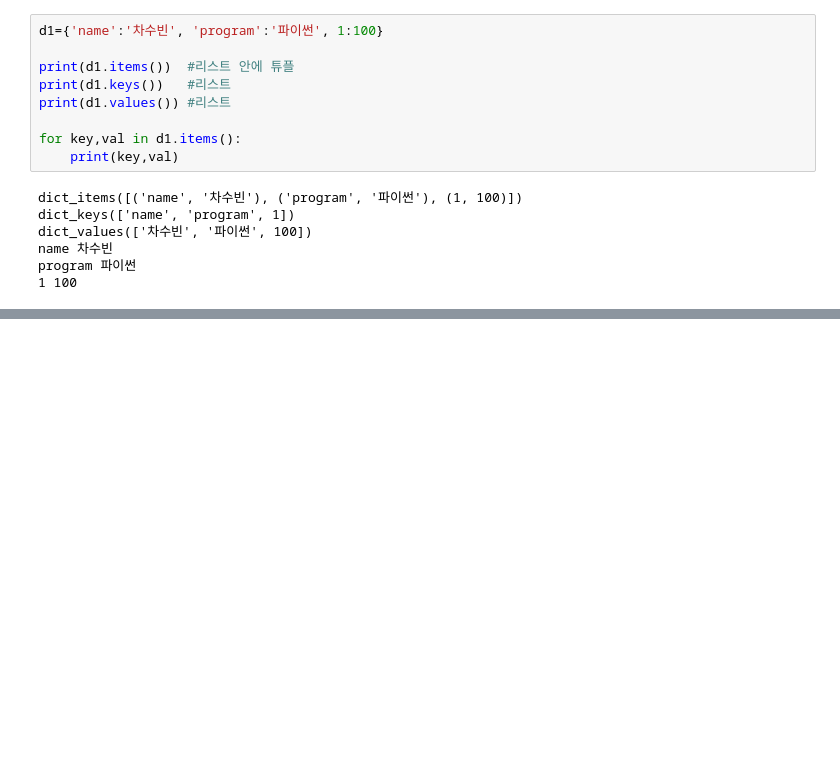
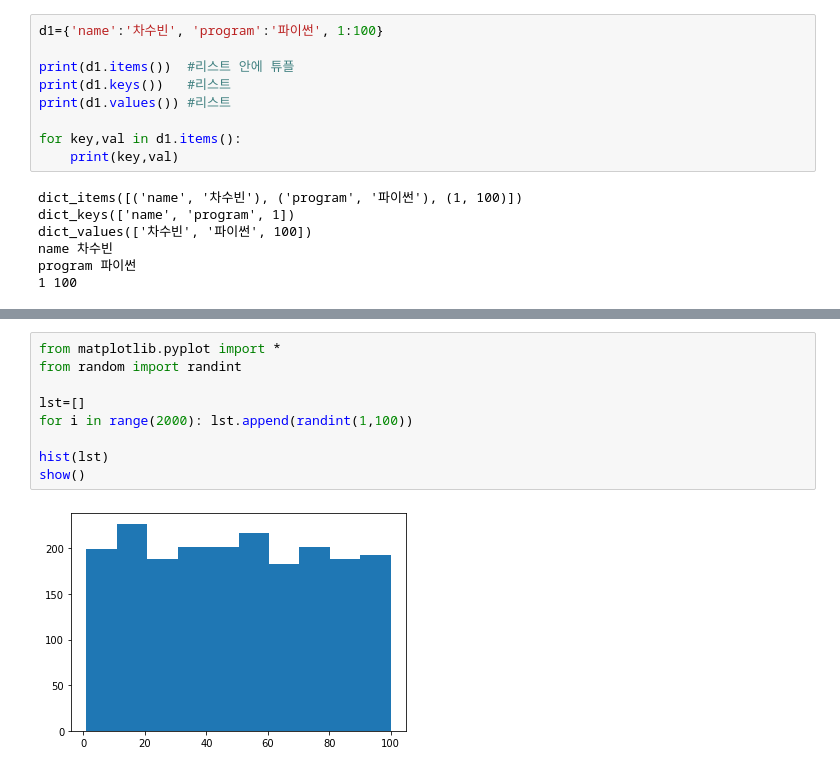
Before and after one commit to engineercha/Python-study, a Jupyter notebook: 프로그래밍_실습.ipynb, the cells around one changed output, grey strips where cells are left out. Saved outputs shown, nothing was run; the diff lists cells and outputs as text; blank space fills up the shorter version.

```diff
--- a/프로그래밍_실습.ipynb
+++ b/프로그래밍_실습.ipynb
@@ -321,0 +466,11 @@ program 파이썬
+# %%
+from matplotlib.pyplot import *
+from random import randint
+
+lst=[]
+for i in range(2000): lst.append(randint(1,100))
+
+hist(lst)
+show()
+# %% [output]
+[figure, added]
```
Also changed, not shown: parts of 25 cells of this notebook.
